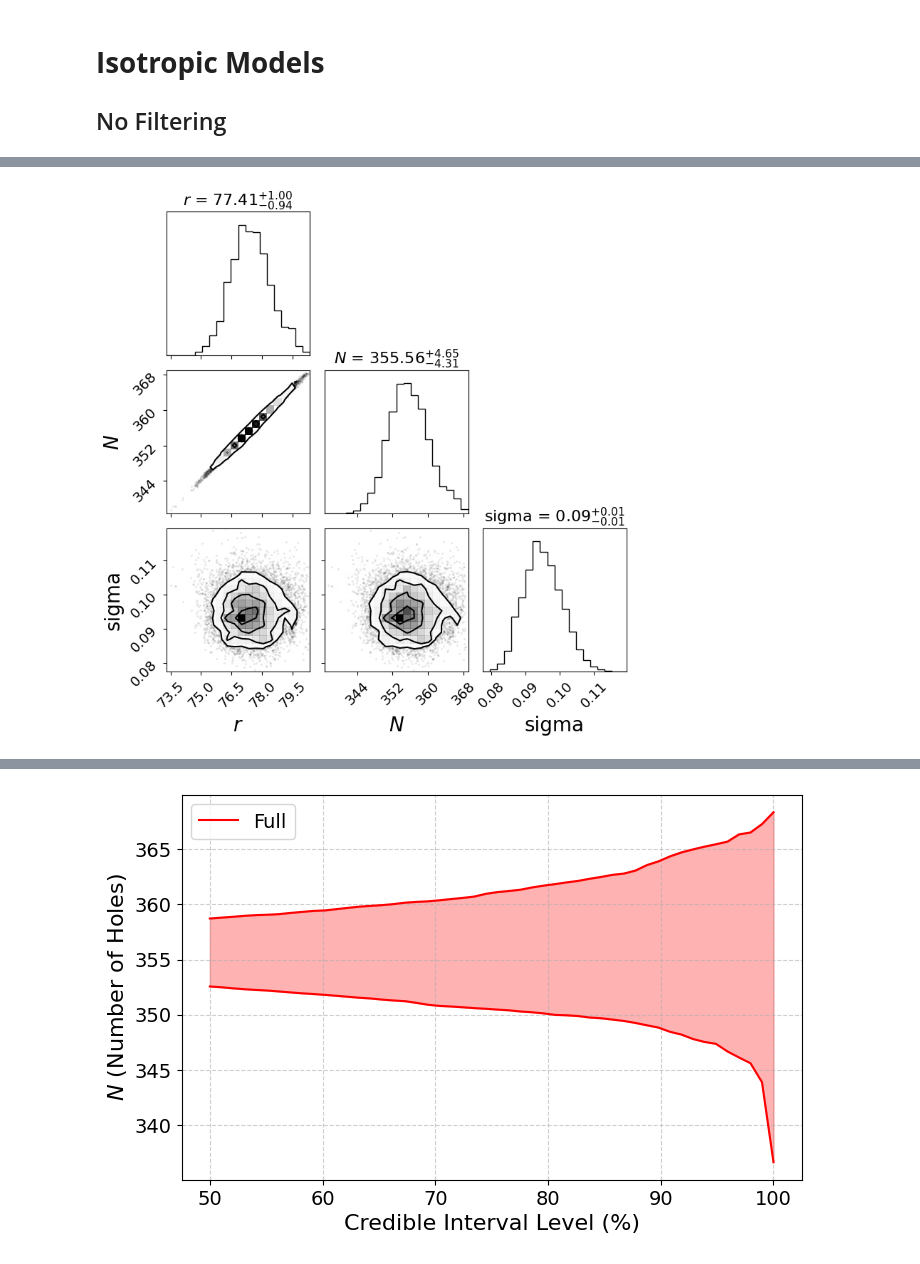
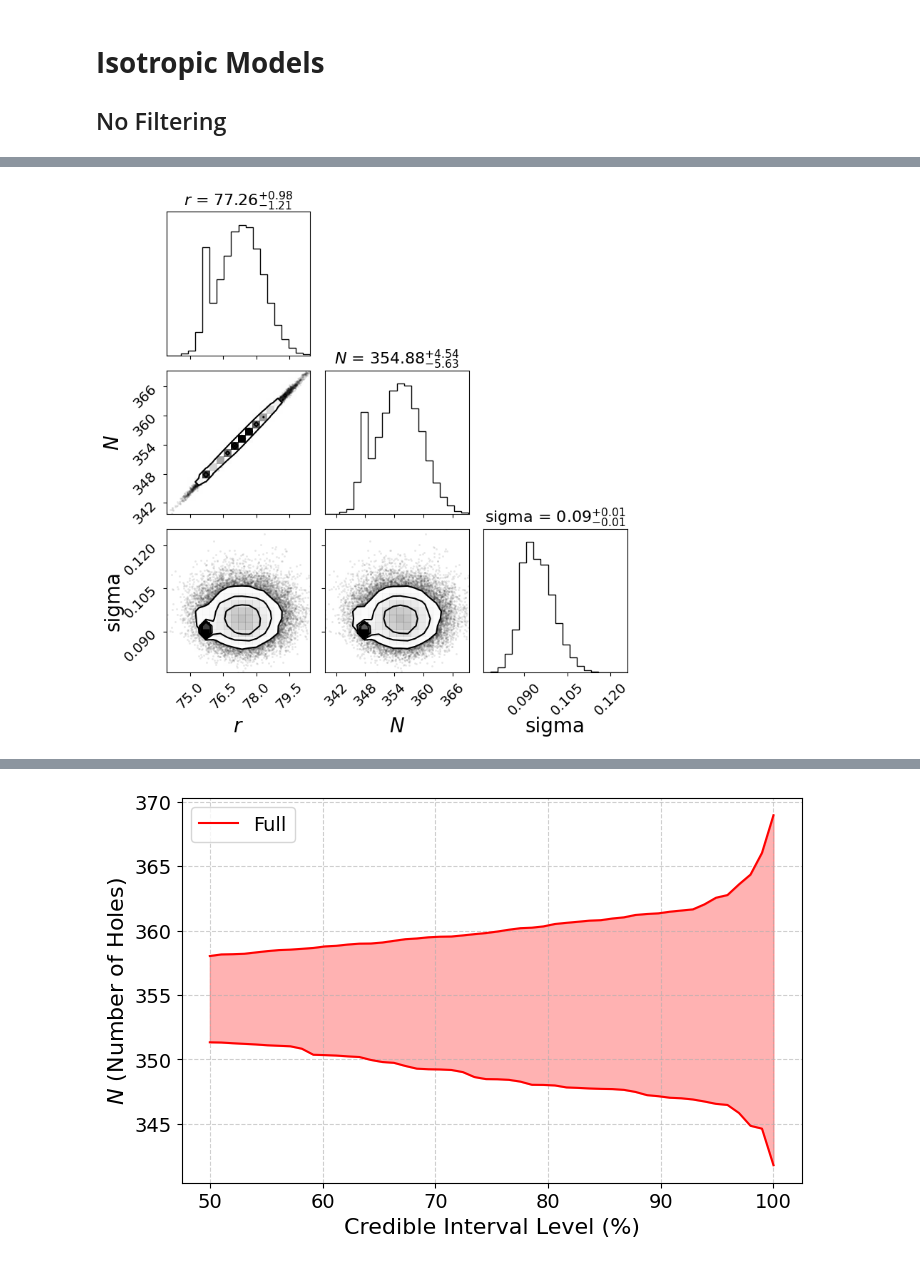
Before and after one commit to JacobTutt/antikythera_bayesian_analysis, a Jupyter notebook: Notebook_4_Extra.ipynb, the cells around one changed output, grey strips where cells are left out. Drawn from its saved outputs; the diff is of its cells as text; code cells hidden in the pictures.

```diff
--- a/Notebook_4_Extra.ipynb
+++ b/Notebook_4_Extra.ipynb
@@ -29,5 +29,6 @@ This can be done to reduce the dimensionality of the model, without loosing info
 | **Full**  | Removes sections with fewer than three holes and discards the first and last hole in each section. | 4 | 66 |
 # %%
 nuts_optimal_params_aniso = pd.read_csv('stored_results/Anistropic_Basic_HMC_Opt_Results.csv')
+nuts_optimal_params_iso = pd.read_csv('stored_results/Istropic_Basic_HMC_Opt_Results.csv')
 # %% [markdown]
 # **Anisotropic Models**
@@ -163,7 +164,7 @@ True Auto-correlation Length: 1
 ## No Filtering
 # %%
 Antikythera_Isotropic_No_Filter = Calender_Analysis(data = original_data_path, model_type = "isotropic", filtering = 'None', priors = None, num_cores = 4)
-_, _ = Antikythera_Isotropic_No_Filter.run_hmc_optimised(nuts_optimal_params_aniso, burnin_period=2000, n_samples=12000, n_chains =  4, random_seed=0, save_path = 'stored_results/Isotropic_None_Opt_NUTS.nc', traceplot=None)
+_, _ = Antikythera_Isotropic_No_Filter.run_hmc_optimised(nuts_optimal_params_iso, burnin_period=2000, n_samples=12000, n_chains =  4, random_seed=0, save_path = 'stored_results/Isotropic_None_Opt_NUTS.nc', traceplot=None)
 Antikythera_Isotropic_No_Filter.thinned_hcm_analysis(posterior_data = 'stored_results/Isotropic_None_Opt_NUTS.nc', summary_table=True, corner_plot=["r", "N", "sigma"])
 Antikythera_Isotropic_No_Filter.plot_credible_intervals(posterior_data = 'stored_results/Isotropic_None_Opt_NUTS.nc', param="N", percentiles_range=(50, 100))
 # %% [output]
@@ -217 +218 @@ True Auto-correlation Length: 6
-[figure, old version]
+[figure, new version]
@@ -219,2 +220,2 @@ True Auto-correlation Length: 6
-[figure, old version]
+[figure, new version]
 # %% [markdown]
```
Also changed, not shown: parts of 7 cells of this notebook, 13 other files.
